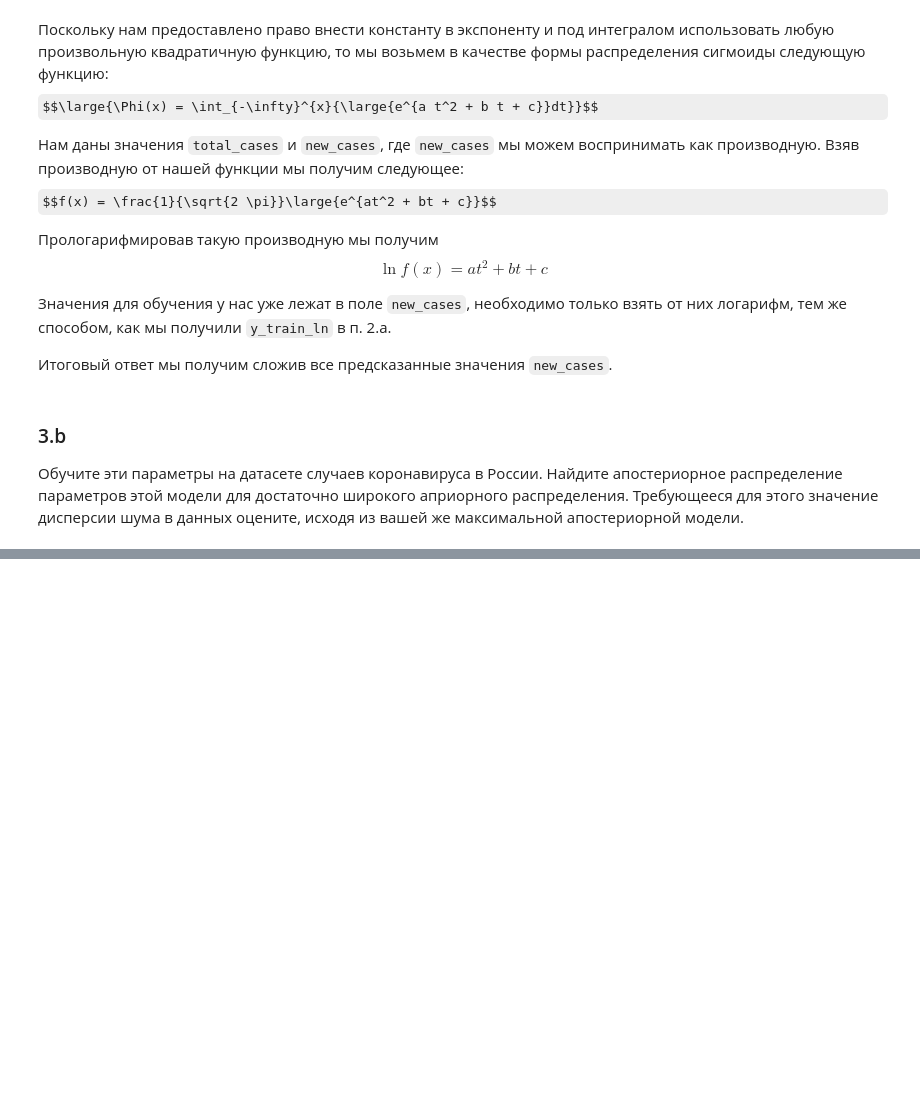
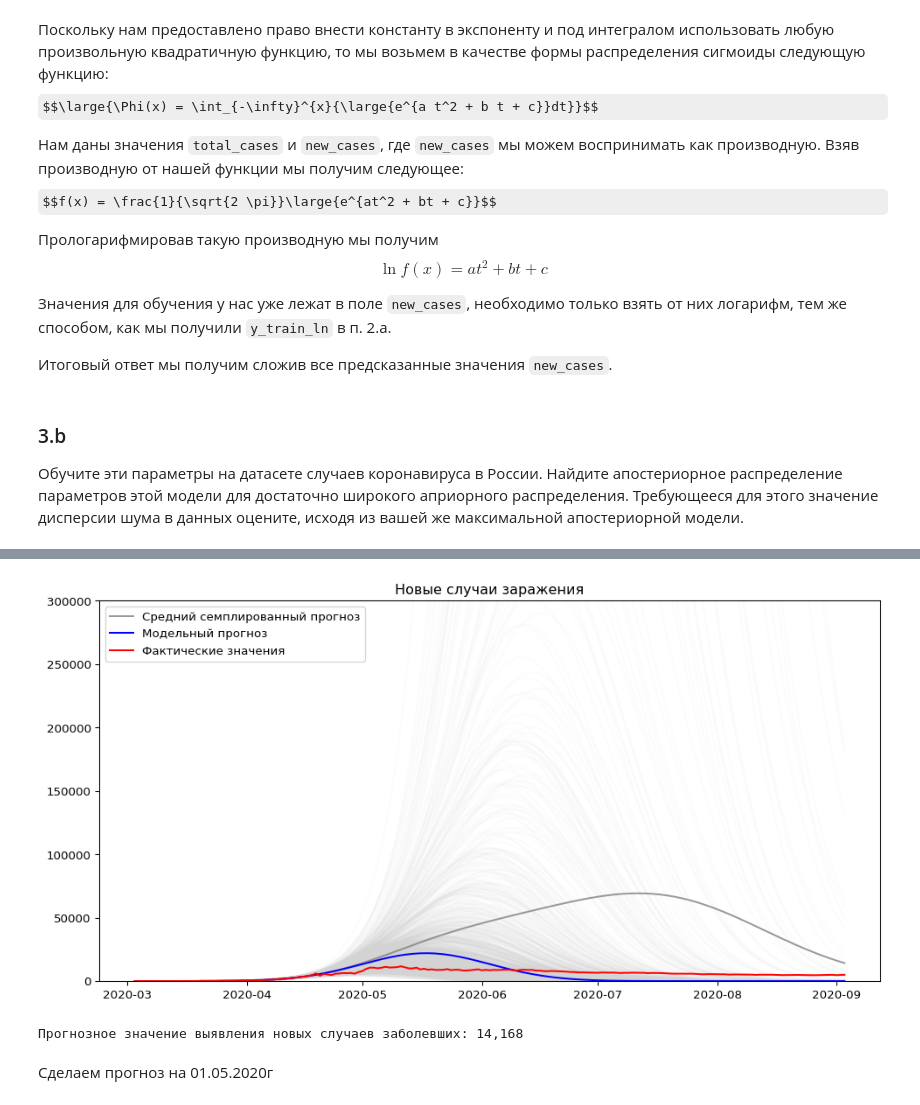
Before and after one commit to andyst75/MADE-adv-ml, a Jupyter notebook: HomeWork1.ipynb, the cells around one changed output, grey strips where cells are left out. Cells and saved outputs as stored; diff of their text form; code cells hidden in the pictures; some formulas as TeX source; blank space fills up the shorter version.

```diff
--- a/HomeWork1.ipynb
+++ b/HomeWork1.ipynb
@@ -146,6 +146,10 @@ source_df = pd.read_csv('owid-covid-data.csv',
 
 source_df.loc[source_df['new_cases'] <= 0, 'new_cases'] = 1
 
+source_df.new_cases.fillna(1., inplace=True)
+
+source_df.sort_values(by='date', inplace=True)
+
 df = source_df.query("location == 'Russia' and date >= '2020-03-03'").drop(columns=['location']).reset_index(drop=True)
 print('Total values:', df.shape[0])
 df.head(5)
@@ -720,0 +487,35 @@ plt.show()
+# %%
+plt.figure(figsize=(12, 6))
+X = np.c_[np.arange(days_full), np.arange(days_full)**2]
+y = np.log(df[:days]['new_cases'].values.flatten())
+
+my_w = new_cases_posterior.rvs(1_000)
+predicts = np.apply_along_axis(lambda w: np.exp(w[0] + w[1] * X[:, 0] + w[2] * X[:, 1]), 1, my_w)
+plt.plot(date, predicts.T, color='lightgray', alpha=0.05)
+
+plt.plot(date, predicts.mean(axis=0), color='gray', alpha=0.8, label='Средний семплированный прогноз')
+
+plt.plot(date,
+         np.exp(new_cases_mu_posterior[0] + new_cases_mu_posterior[1] * X[:, 0] + new_cases_mu_posterior[2] * X[:, 1]),
+         color='blue', label='Модельный прогноз')
+
+plt.plot(date, df[:days_full]['new_cases'].values, color='red', label='Фактические значения')
+
+plt.gca().xaxis.set_major_locator(xtick_locator)
+plt.gca().xaxis.set_major_formatter(xtick_formatter)
+
+plt.ylim((0, 3e5))
+
+
+plt.title('Новые случаи заражения')
+
+plt.legend()
+
+plt.show()
+
+print(f'Прогнозное значение выявления новых случаев заболевших: {predicts[:,-1].mean():,.0f}')
+# %% [output]
+[figure, added]
+Прогнозное значение выявления новых случаев заболевших: 14,168
+# %% [markdown]
+Сделаем прогноз на 01.05.2020г
```
Also changed, not shown: parts of 47 cells of this notebook.
